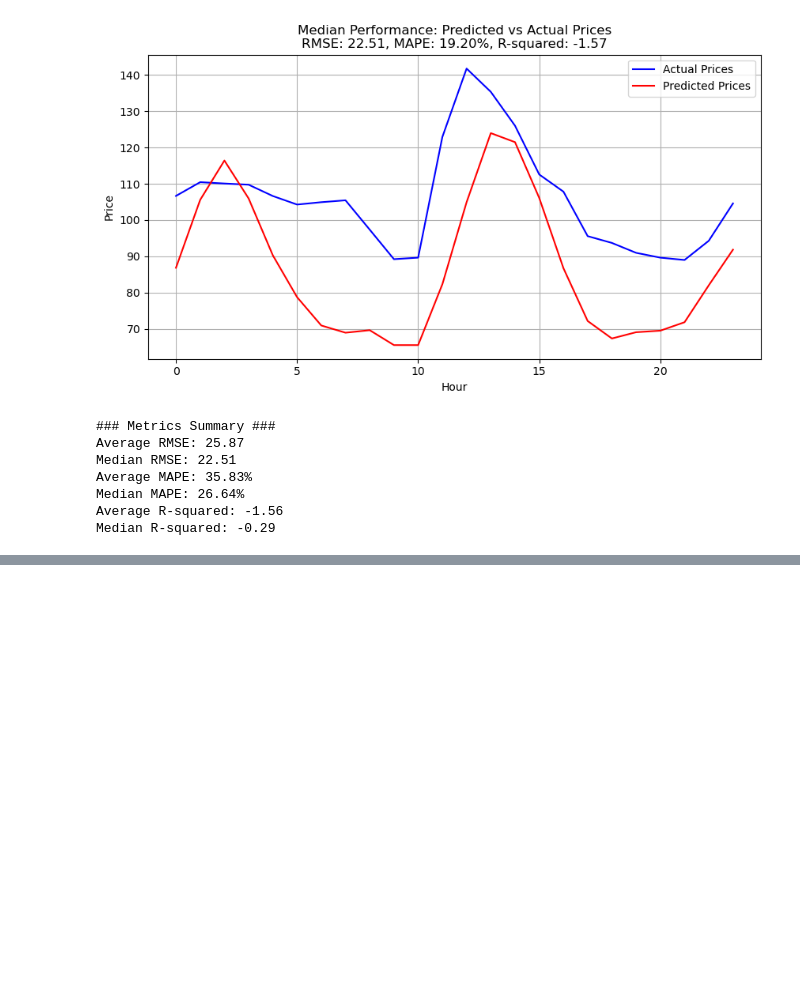
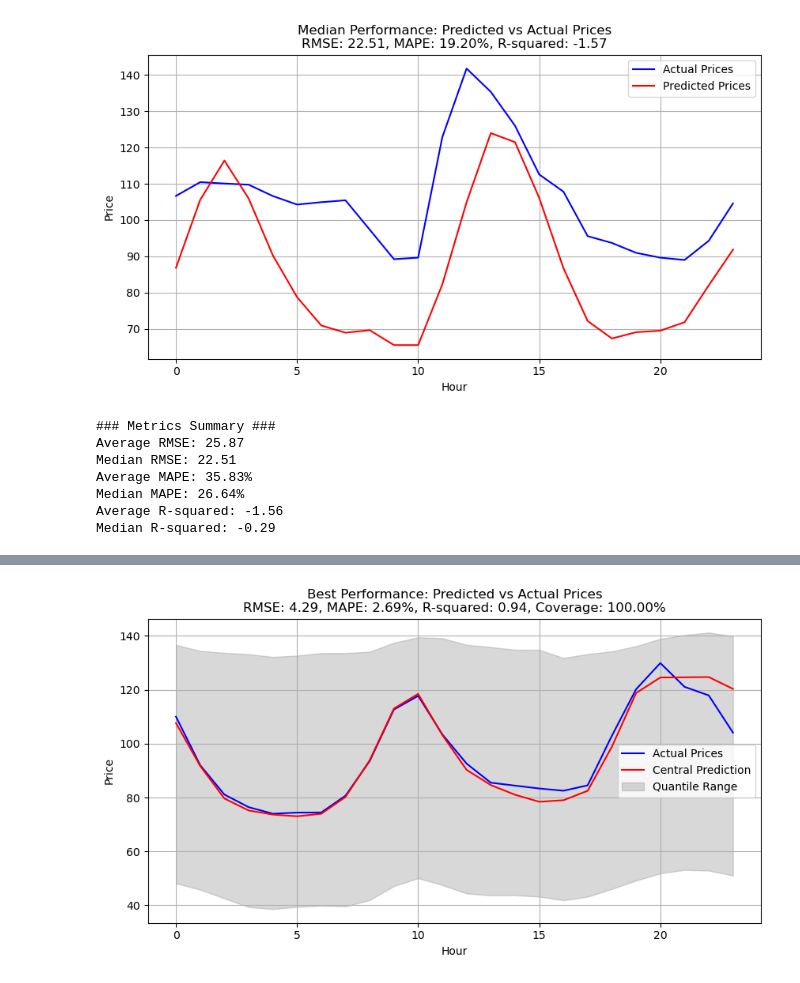
Before and after one commit to storralbod/deeplearning, a Jupyter notebook: LSTM/LSTM_24.ipynb, the cells around one changed output, grey strips where cells are left out. Cells and saved outputs as stored; diff of their text form; code cells hidden in the pictures; blank space fills up the shorter version.

Commit message:
quantile

```diff
--- a/LSTM/LSTM_24.ipynb
+++ b/LSTM/LSTM_24.ipynb
@@ -1390,0 +1787,97 @@ Median R-squared: -0.29
+# %%
+import numpy as np
+import matplotlib.pyplot as plt
+from sklearn.metrics import mean_squared_error, r2_score
+import torch
+
+# Predict on test data
+model.eval()
+with torch.no_grad():
+    central_preds, quantile_preds = model(X_test)  # Central prediction and quantile predictions
+
+# Ensure quantile_preds is a tensor
+if isinstance(quantile_preds, list):
+    quantile_preds = torch.stack(quantile_preds, dim=1)  # Convert list to tensor [batch_size, num_quantiles, forecast_horizon]
+
+# Inverse transform central predictions and actual values
+central_preds_rescaled = scaler_target.inverse_transform(central_preds.cpu().numpy())  # Move to CPU before .numpy()
+y_test_rescaled = scaler_target.inverse_transform(y_test.cpu().numpy())  # Move to CPU before .numpy()
+
+# Inverse transform quantile predictions
+quantile_preds_rescaled = np.stack([
+    scaler_target.inverse_transform(quantile_preds[:, i, :].cpu().numpy())  # Move to CPU before .numpy()
+    for i in range(quantile_preds.shape[1])  # Iterate over quantiles
+], axis=1)  # Shape: [batch_size, num_quantiles, forecast_horizon]
+
+# Metrics Calculation
+rmse_per_sample = []
+mape_per_sample = []
+r2_per_sample = []
+quantile_coverage = []
+
+for actual, central_pred, quantile_pred in zip(y_test_rescaled, central_preds_rescaled, quantile_preds_rescaled):
+    rmse_per_sample.append(np.sqrt(mean_squared_error(actual, central_pred)))
+    mape_per_sample.append(np.mean(np.abs((actual - central_pred) / actual)) * 100)
+    r2_per_sample.append(r2_score(actual, central_pred))
+
+    # Quantile coverage
+    lower_quantile = quantile_pred[0]  # Lower quantile (e.g., 10%)
+    upper_quantile = quantile_pred[-1]  # Upper quantile (e.g., 90%)
+    coverage = np.mean((actual >= lower_quantile) & (actual <= upper_quantile)) * 100
+    quantile_coverage.append(coverage)
+
+# Find indices for best, median, and worst performance based on RMSE
+best_index = np.argmin(rmse_per_sample)
+worst_index = np.argmax(rmse_per_sample)
+median_index = np.argsort(rmse_per_sample)[len(rmse_per_sample) // 2]
+
+# Function to visualize prediction, quantiles, and actual values
+def plot_prediction_with_quantiles(index, title):
+    actual = y_test_rescaled[index]
+    central = central_preds_rescaled[index]
+    lower_quantile = quantile_preds_rescaled[index, 0]  # Lower bound
+    upper_quantile = quantile_preds_rescaled[index, -1]  # Upper bound
+    rmse = np.sqrt(mean_squared_error(actual, central))
+    mape = np.mean(np.abs((actual - central) / actual)) * 100
+    r2 = r2_score(actual, central)
+    coverage = np.mean((actual >= lower_quantile) & (actual <= upper_quantile)) * 100
+
+    plt.figure(figsize=(10, 5))
+    plt.plot(actual, label="Actual Prices", color="blue")
+    plt.plot(central, label="Central Prediction", color="red")
+    plt.fill_between(range(len(actual)), lower_quantile, upper_quantile, color="gray", alpha=0.3, label="Quantile Range")
+    plt.title(f"{title}\nRMSE: {rmse:.2f}, MAPE: {mape:.2f}%, R-squared: {r2:.2f}, Coverage: {coverage:.2f}%")
+    plt.xlabel("Hour")
+    plt.ylabel("Price")
+    plt.legend()
+    plt.grid(True)
+    plt.show()
+
+# Visualize worst, best, and median performances
+print("### Visualization of Predictions ###")
+print(f"Best Performance (Index: {best_index}) - RMSE: {rmse_per_sample[best_index]:.2f}, "
+      f"MAPE: {mape_per_sample[best_index]:.2f}%, R-squared: {r2_per_sample[best_index]:.2f}, "
+      f"Coverage: {quantile_coverage[best_index]:.2f}%")
+plot_prediction_with_quantiles(best_index, "Best Performance: Predicted vs Actual Prices")
+
+print(f"Worst Performance (Index: {worst_index}) - RMSE: {rmse_per_sample[worst_index]:.2f}, "
+      f"MAPE: {mape_per_sample[worst_index]:.2f}%, R-squared: {r2_per_sample[worst_index]:.2f}, "
+      f"Coverage: {quantile_coverage[worst_index]:.2f}%")
+plot_prediction_with_quantiles(worst_index, "Worst Performance: Predicted vs Actual Prices")
+
+print(f"Median Performance (Index: {median_index}) - RMSE: {rmse_per_sample[median_index]:.2f}, "
+      f"MAPE: {mape_per_sample[median_index]:.2f}%, R-squared: {r2_per_sample[median_index]:.2f}, "
+      f"Coverage: {quantile_coverage[median_index]:.2f}%")
+plot_prediction_with_quantiles(median_index, "Median Performance: Predicted vs Actual Prices")
+
+# Summary statistics
+print("\n### Metrics Summary ###")
+print(f"Average RMSE: {np.mean(rmse_per_sample):.2f}")
+print(f"Median RMSE: {np.median(rmse_per_sample):.2f}")
+print(f"Average MAPE: {np.mean(mape_per_sample):.2f}%")
+print(f"Median MAPE: {np.median(mape_per_sample):.2f}%")
+print(f"Average R-squared: {np.mean(r2_per_sample):.2f}")
+print(f"Median R-squared: {np.median(r2_per_sample):.2f}")
+print(f"Average Quantile Coverage: {np.mean(quantile_coverage):.2f}%")
+print(f"Median Quantile Coverage: {np.median(quantile_coverage):.2f}%")
+# %% [output]
@@ -1390,0 +1886 @@ Median R-squared: -0.29
+[figure, added]
```
Also changed, not shown: parts of 6 cells of this notebook.
